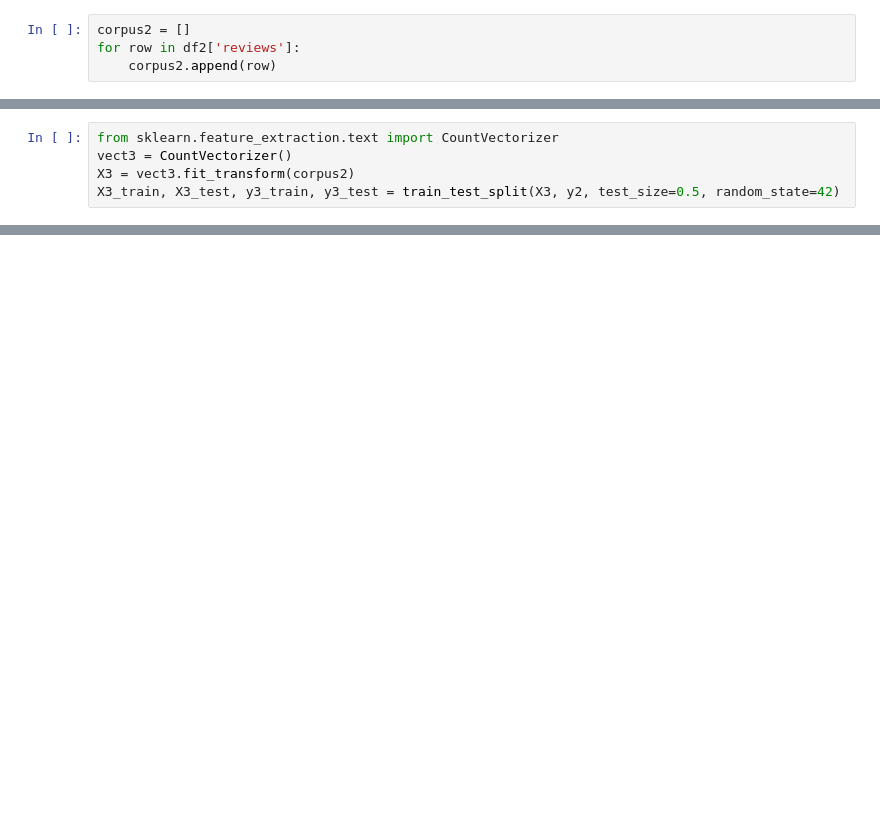
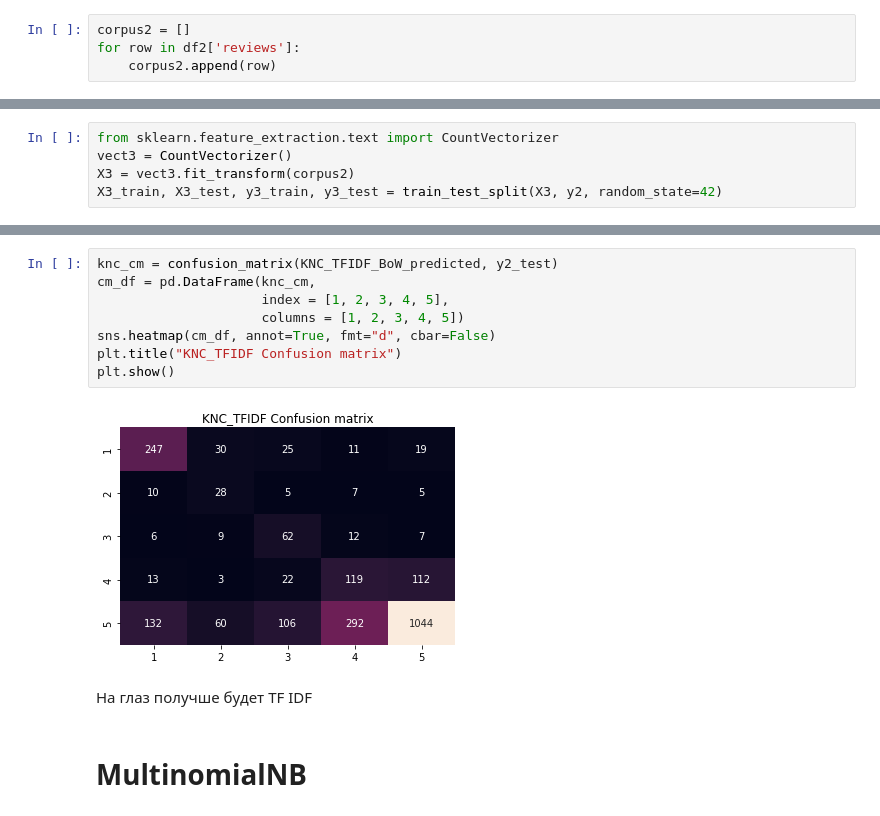
Before and after one commit to Vazelisk/nn, a Jupyter notebook: nn_methods_1.ipynb, the cells around one changed output, grey strips where cells are left out. Drawn from its saved outputs; the diff is of its cells as text; blank space fills up the shorter version.

```diff
--- a/nn_methods_1.ipynb
+++ b/nn_methods_1.ipynb
@@ -580,4 +662,4 @@ X2_train, X2_test, y2_train, y2_test = train_test_split(X2, y2, test_size=0.5, r
 from sklearn.feature_extraction.text import CountVectorizer
 vect3 = CountVectorizer()
 X3 = vect3.fit_transform(corpus2)
-X3_train, X3_test, y3_train, y3_test = train_test_split(X3, y2, test_size=0.5, random_state=42)
+X3_train, X3_test, y3_train, y3_test = train_test_split(X3, y2, random_state=42)
@@ -808,0 +721,14 @@ plt.show()
+# %%
+knc_cm = confusion_matrix(KNC_TFIDF_BoW_predicted, y2_test)
+cm_df = pd.DataFrame(knc_cm,
+                     index = [1, 2, 3, 4, 5],
+                     columns = [1, 2, 3, 4, 5])
+sns.heatmap(cm_df, annot=True, fmt="d", cbar=False)
+plt.title("KNC_TFIDF Confusion matrix")
+plt.show()
+# %% [output]
+[figure, added]
+# %% [markdown]
+На глаз получше будет TF IDF
+# %% [markdown]
+# MultinomialNB
```
Also changed, not shown: parts of 149 cells of this notebook.
